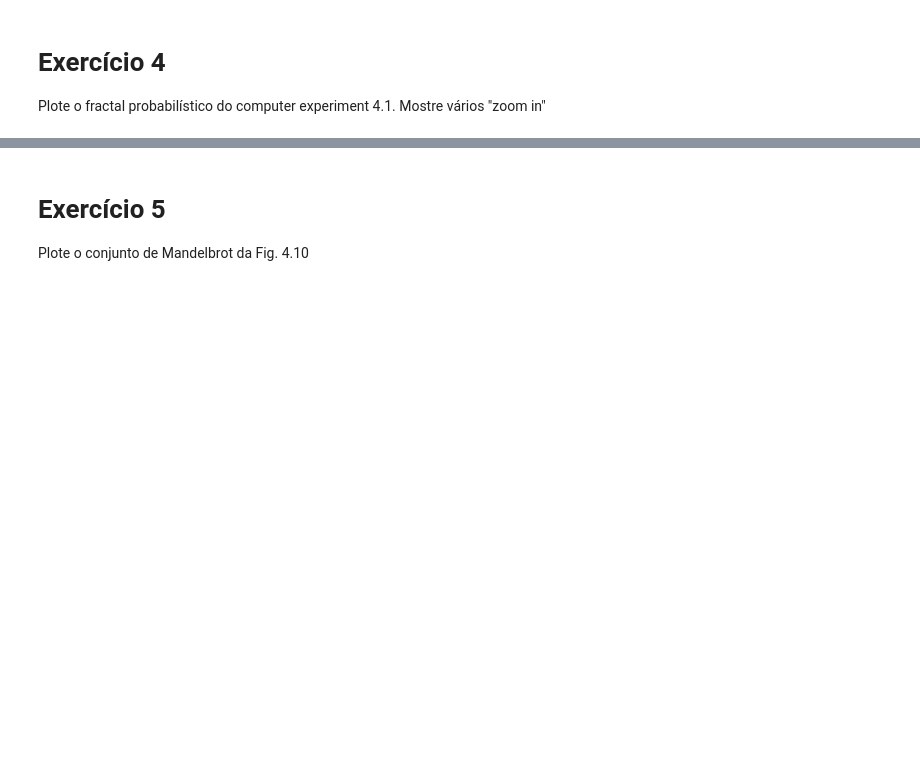
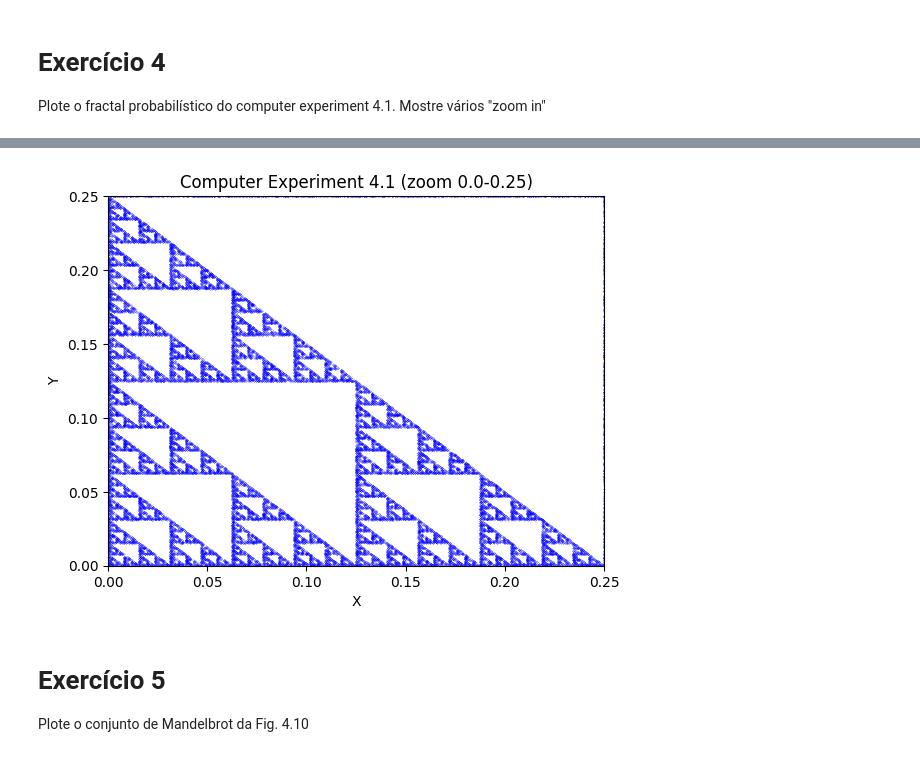
Before and after one commit to vini-fda/FM_223_Lista5, a Jupyter notebook: lista5.ipynb, the cells around one changed output, grey strips where cells are left out. Cells and saved outputs as stored; diff of their text form; code cells hidden in the pictures; blank space fills up the shorter version.

```diff
--- a/lista5.ipynb
+++ b/lista5.ipynb
@@ -65,3 +182,14 @@ Plote o fractal probabilístico do computer experiment 4.1. Mostre vários "zoom
+# %%
+lims = [0.0, 0.25]
+plt.scatter(x, y, s=0.1, c='b', marker='.')
+plt.xlim(lims)
+plt.ylim(lims)
+plt.xlabel('X')
+plt.ylabel('Y')
+plt.title('Computer Experiment 4.1 (zoom 0.0-0.25)')
+plt.show()
+# %% [output]
+[figure, added]
 # %% [markdown]
 # Exercício 5
 
```
Also changed, not shown: parts of 10 cells of this notebook.
